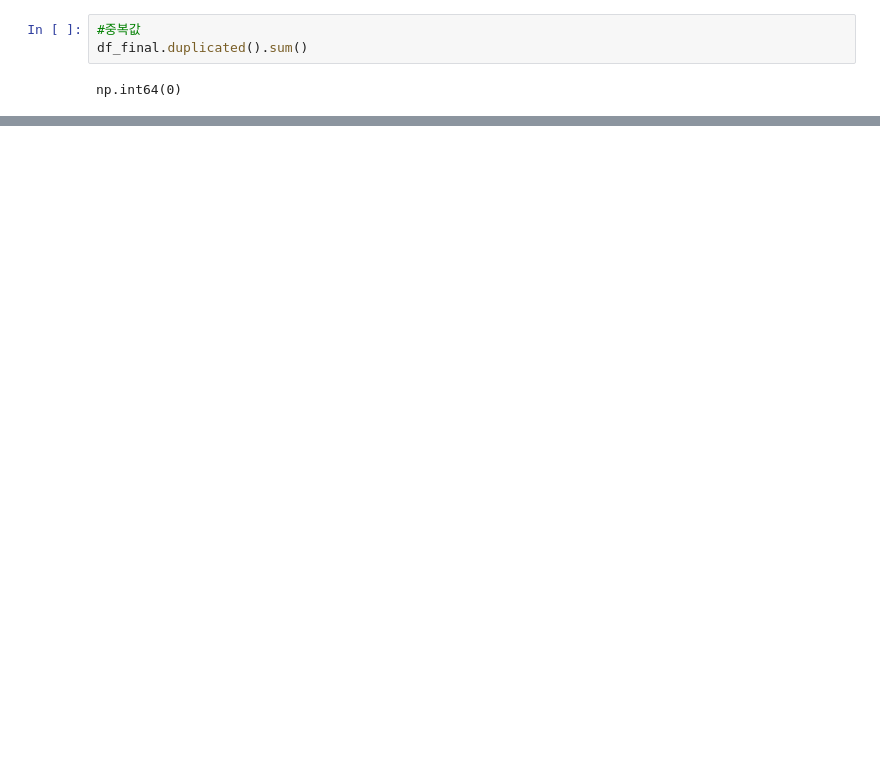
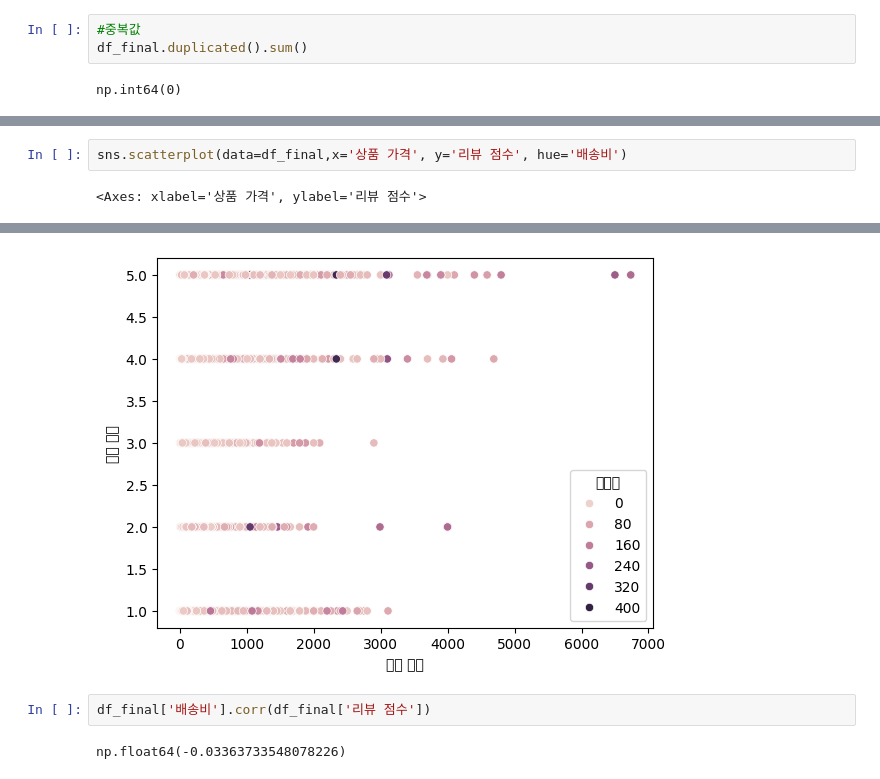
Before and after one commit to gigigilt/first, a Jupyter notebook: 데이터톤_C2_DAY2_HJ_리뷰점수_결측치_보존.ipynb, the cells around one changed output, grey strips where cells are left out. Drawn from its saved outputs; the diff is of its cells as text; blank space fills up the shorter version.

```diff
--- a/데이터톤_C2_DAY2_HJ_리뷰점수_결측치_보존.ipynb
+++ b/데이터톤_C2_DAY2_HJ_리뷰점수_결측치_보존.ipynb
@@ -379,0 +451,4 @@ df3.to_csv('filename.csv', index=False, encoding='utf-8-sig')
+# %%
+sns.scatterplot(data=df_final,x='상품 가격', y='리뷰 점수', hue='배송비')
+# %% [output]
+<Axes: xlabel='상품 가격', ylabel='리뷰 점수'>
@@ -379,0 +472,5 @@ df3.to_csv('filename.csv', index=False, encoding='utf-8-sig')
+[figure, added]
+# %%
+df_final['배송비'].corr(df_final['리뷰 점수'])
+# %% [output]
+np.float64(-0.03363733548078226)
```
Also changed, not shown: parts of 9 cells of this notebook.
